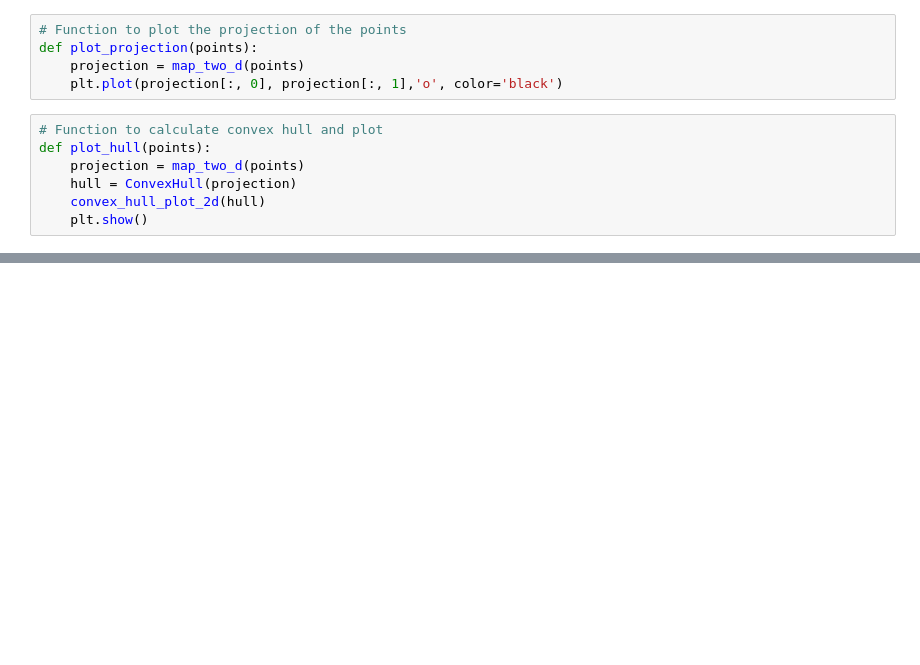
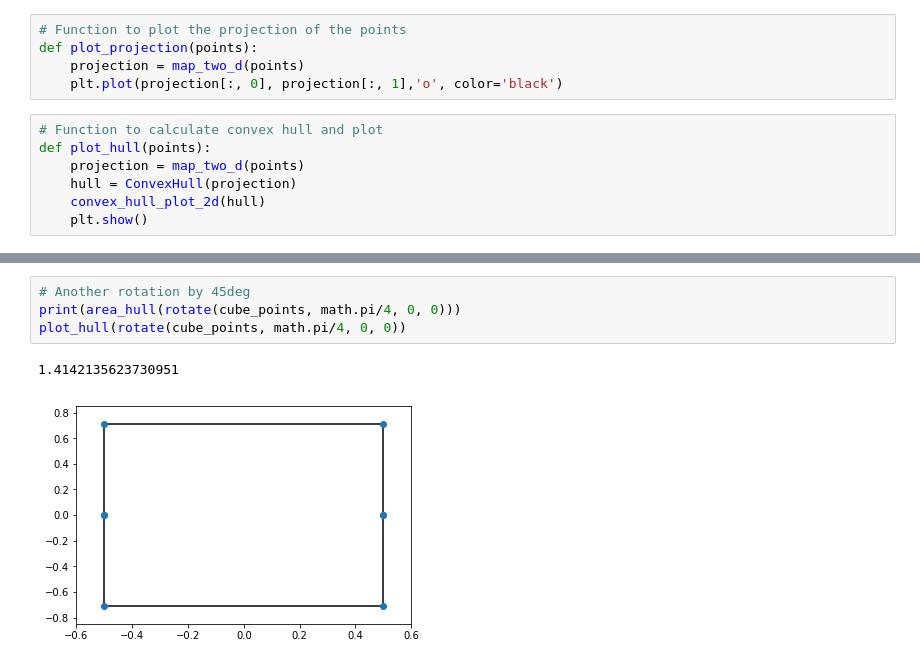
Before and after one commit to connorf25/average-shadow-of-cube, a Jupyter notebook: Average-shadow.ipynb, the cells around one changed output, grey strips where cells are left out. Cells and saved outputs as stored; diff of their text form; blank space fills up the shorter version.

```diff
--- a/Average-shadow.ipynb
+++ b/Average-shadow.ipynb
@@ -56,0 +84,7 @@ print(area_hull(cube_points))
+# %%
+# Another rotation by 45deg
+print(area_hull(rotate(cube_points, math.pi/4, 0, 0)))
+plot_hull(rotate(cube_points, math.pi/4, 0, 0))
+# %% [output]
+1.4142135623730951
+[figure, added]
```
Also changed, not shown: parts of 11 cells of this notebook.
